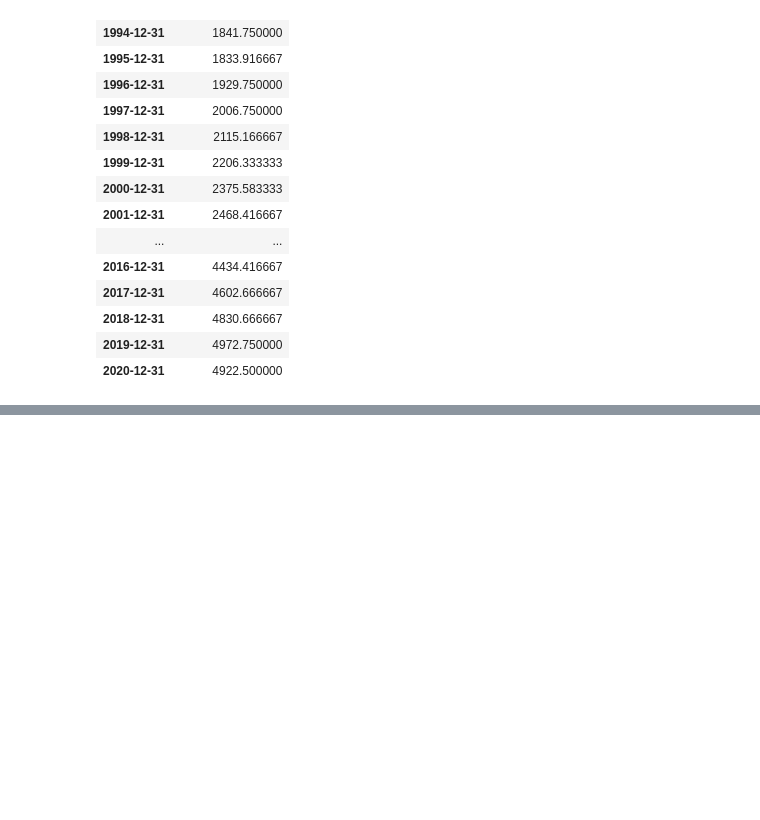
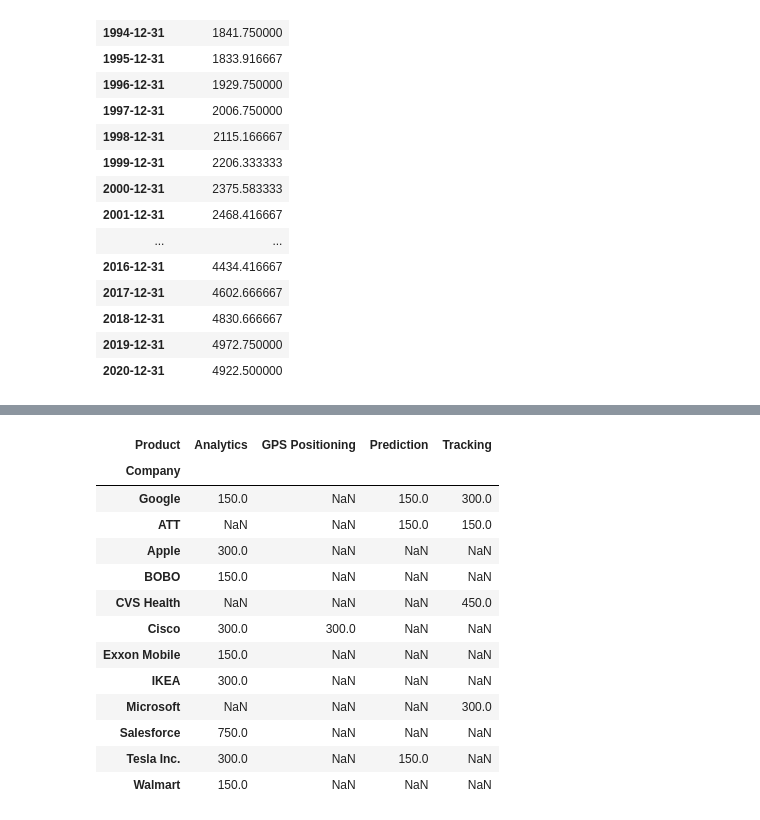
Before and after one commit to AlexTmbMifi/Pandas, a Jupyter notebook: DataFrame.ipynb, the cells around one changed output, grey strips where cells are left out. Cells and saved outputs as stored; diff of their text form; code cells hidden in the pictures; blank space fills up the shorter version.

```diff
--- a/DataFrame.ipynb
+++ b/DataFrame.ipynb
@@ -1354,0 +1557,17 @@ data.resample(rule='YE').agg({'MRTSSM4453USN':'mean'}) # индексный ме
+# %%
+pd.pivot(data=licenses,index='Company',columns='Product',values='Licenses')
+# %% [output]
+| Product | Analytics | GPS Positioning | Prediction | Tracking |
+| Company |  |  |  |  |
+| Google | 150.0 | NaN | 150.0 | 300.0 |
+| ATT | NaN | NaN | 150.0 | 150.0 |
+| Apple | 300.0 | NaN | NaN | NaN |
+| BOBO | 150.0 | NaN | NaN | NaN |
+| CVS Health | NaN | NaN | NaN | 450.0 |
+| Cisco | 300.0 | 300.0 | NaN | NaN |
+| Exxon Mobile | 150.0 | NaN | NaN | NaN |
+| IKEA | 300.0 | NaN | NaN | NaN |
+| Microsoft | NaN | NaN | NaN | 300.0 |
+| Salesforce | 750.0 | NaN | NaN | NaN |
+| Tesla Inc. | 300.0 | NaN | 150.0 | NaN |
+| Walmart | 150.0 | NaN | NaN | NaN |
```
Also changed, not shown: parts of 29 cells of this notebook.
